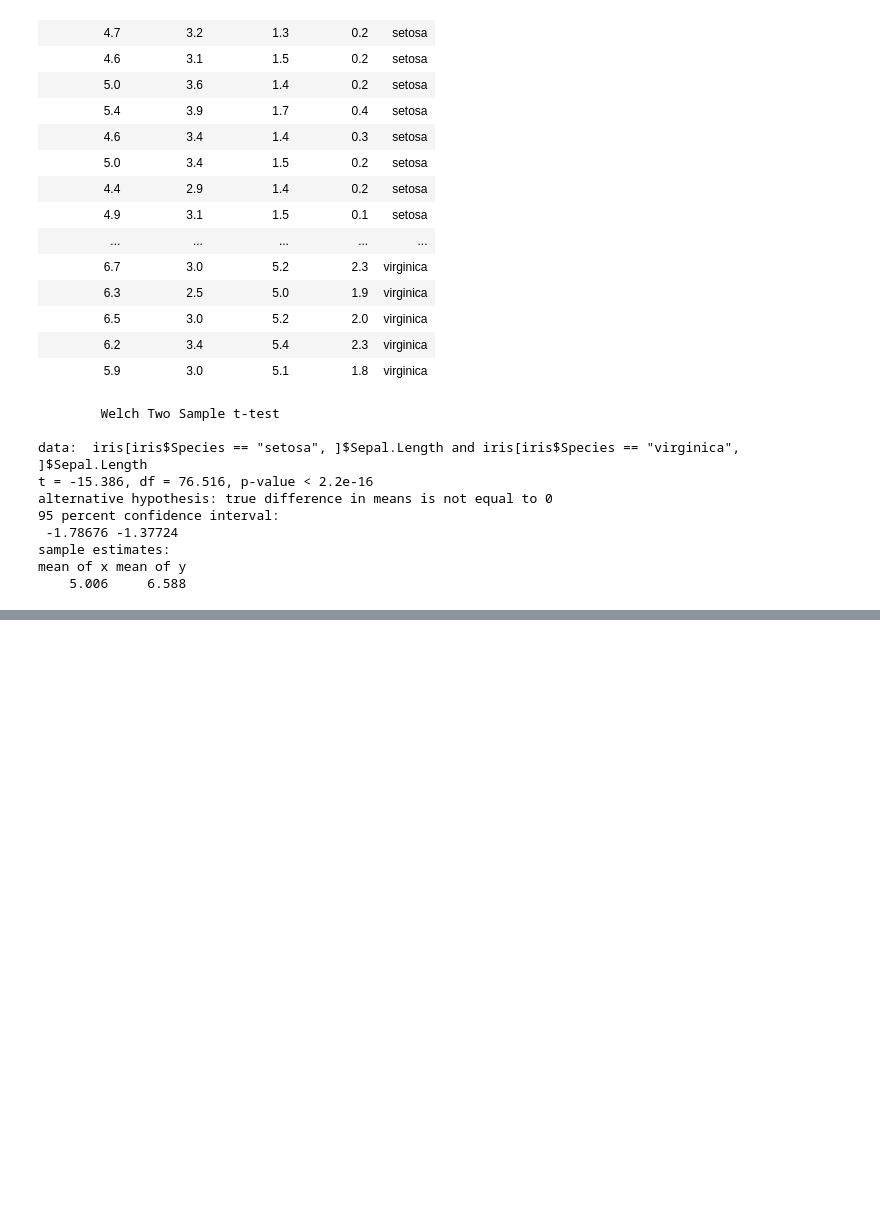
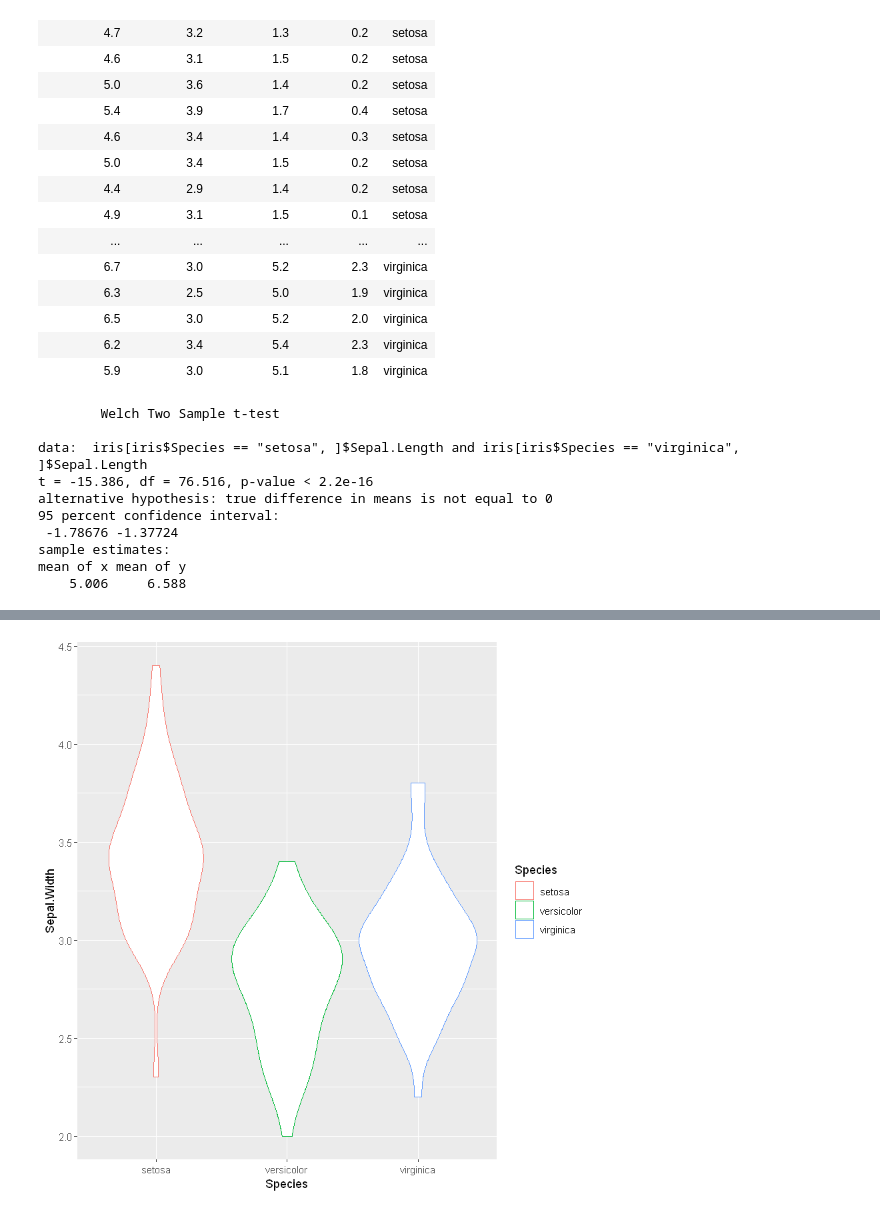
Before and after one commit to DC-3T/Gorter_R_tutorial, a Jupyter notebook: R-Presentation.ipynb, the cells around one changed output, grey strips where cells are left out. Drawn from its saved outputs; the diff is of its cells as text; code cells hidden in the pictures; blank space fills up the shorter version.

```diff
--- a/R-Presentation.ipynb
+++ b/R-Presentation.ipynb
@@ -48,0 +70,4 @@ ggplot(data=iris, aes(x=Sepal.Length, y=Sepal.Width, color=Species)) + geom_boxp
+# %%
+plot_data + geom_violin(scale = "area")
+# %% [output]
+[figure, added]
```
Also changed, not shown: parts of 6 cells of this notebook.
